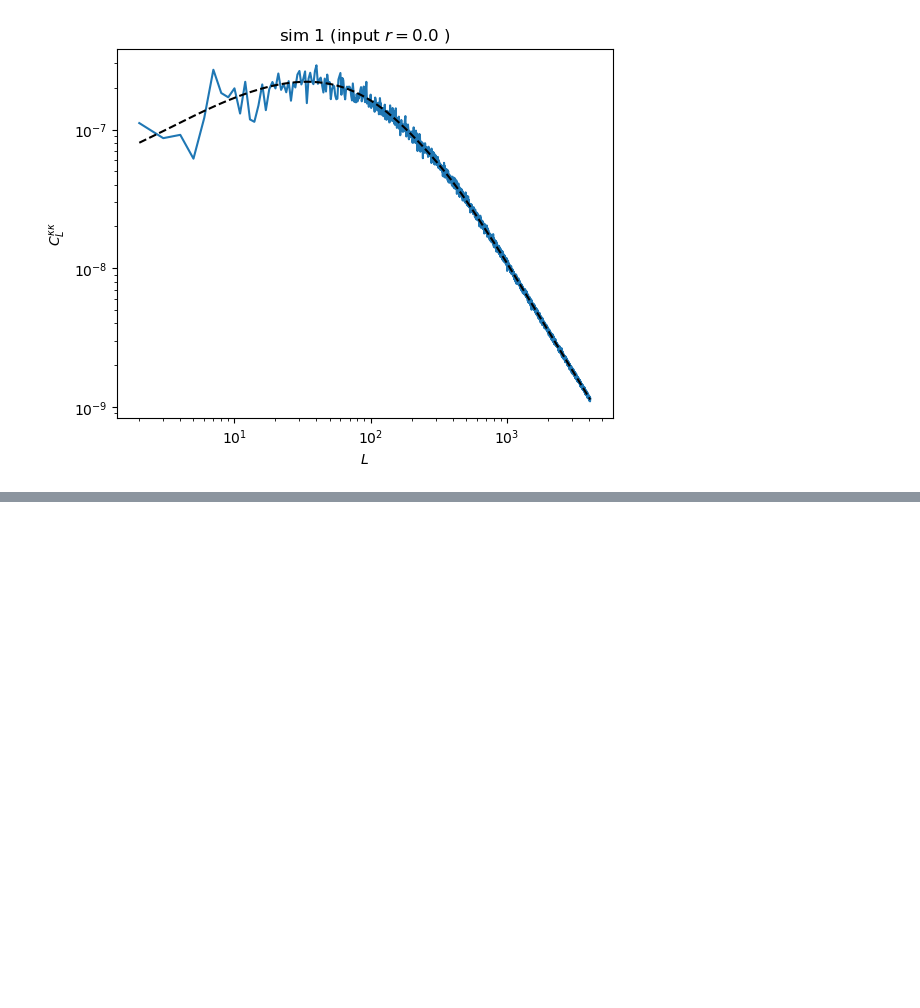
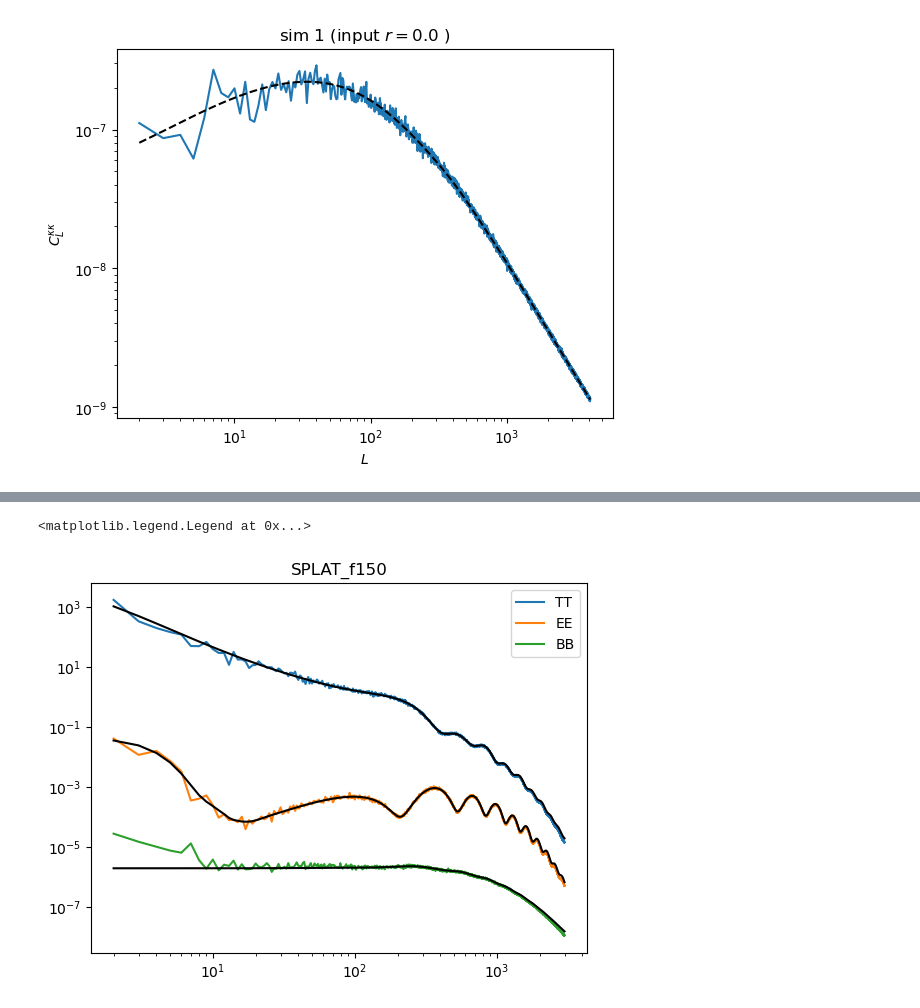
Before and after one commit to litebird/litebirdXS4, a Jupyter notebook: 20231018_signal_cmb/ipynbs/lencmb_verification.ipynb, the cells around one changed output, grey strips where cells are left out. Saved outputs shown, nothing was run; the diff lists cells and outputs as text; code cells hidden in the pictures; blank space fills up the shorter version.

```diff
--- a/20231018_signal_cmb/ipynbs/lencmb_verification.ipynb
+++ b/20231018_signal_cmb/ipynbs/lencmb_verification.ipynb
@@ -139,0 +182,30 @@ for idx in [0, 1]:
+# %%
+# Same for a S4 map:
+band = 'SPLAT_f150'
+lmax = 3000
+job = 'TQU'
+simulation_index = 0 # there are 500 sims from 0 to 499
+
+
+TQU = maps.get_s4_map(band, simulation_index, job=job)
+
+ls = np.arange(2, lmax + 1)
+
+if 'T' in job:
+    T = hp.map2alm(TQU[0], lmax=lmax, iter=0)
+    pl.loglog(ls, hp.alm2cl(T)[ls], label='TT')
+    pl.plot(ls, cl_len['tt'][ls], c='k')
+
+if 'QU' in job:
+    EB = hp.map2alm_spin(TQU[1:], 2, lmax)
+
+    pl.loglog(ls, hp.alm2cl(EB)[0][ls], label='EE')
+    pl.loglog(ls, hp.alm2cl(EB)[1][ls], label='BB')
+    pl.plot(ls, cl_len['ee'][ls], c='k')
+    pl.plot(ls, cl_len['bb'][ls], c='k')
+
+pl.title(band)
+pl.legend()
+# %% [output]
+<matplotlib.legend.Legend at 0x...>
+[figure, added]
```
Also changed, not shown: parts of 2 cells of this notebook.
